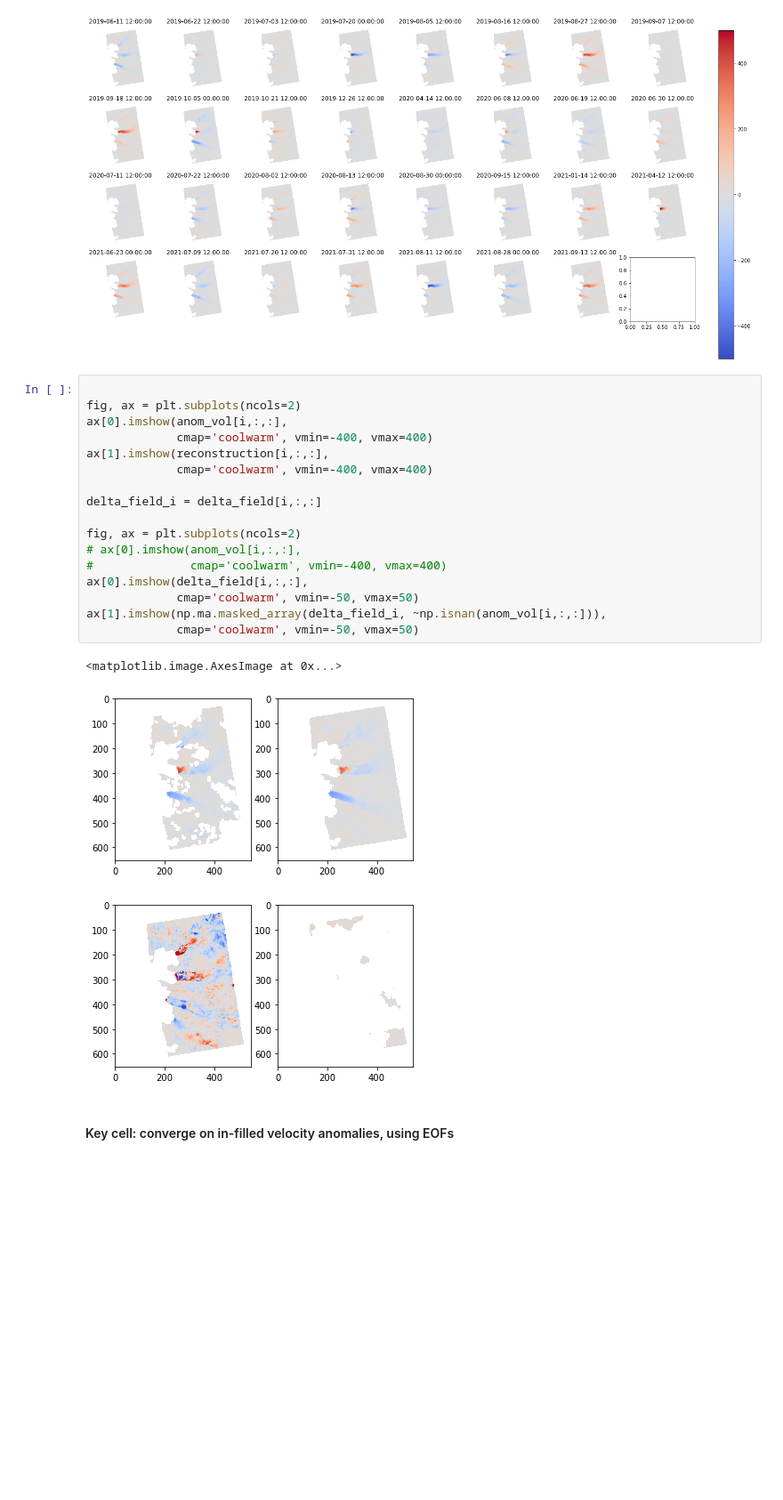
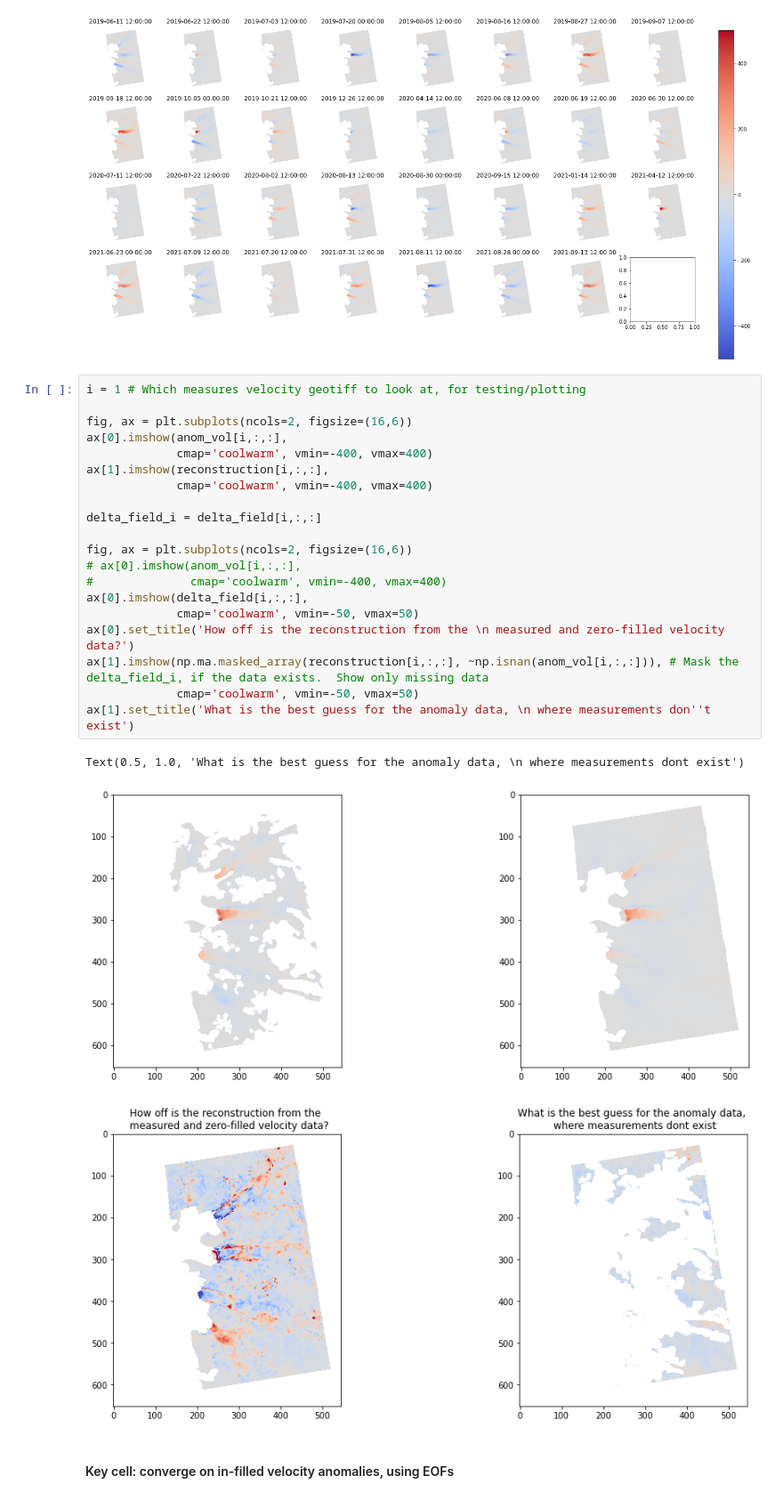
Before and after one commit to tbartholomaus/sat_velocity_processor, a Jupyter notebook: vel_fields.ipynb, the cells around one changed output. Shown at 89% size. Saved outputs shown, nothing was run; the diff lists cells and outputs as text; blank space fills up the shorter version.

```diff
--- a/vel_fields.ipynb
+++ b/vel_fields.ipynb
@@ -226,26 +241,29 @@ plt.colorbar(img, cax=cax)#ax[row, col])
 <matplotlib.colorbar.Colorbar at 0x...>
 [figure]
 # %%
+i = 1 # Which measures velocity geotiff to look at, for testing/plotting
 
-fig, ax = plt.subplots(ncols=2)
+fig, ax = plt.subplots(ncols=2, figsize=(16,6))
 ax[0].imshow(anom_vol[i,:,:],
              cmap='coolwarm', vmin=-400, vmax=400)
 ax[1].imshow(reconstruction[i,:,:],
              cmap='coolwarm', vmin=-400, vmax=400)
 
 delta_field_i = delta_field[i,:,:]
 
-fig, ax = plt.subplots(ncols=2)
+fig, ax = plt.subplots(ncols=2, figsize=(16,6))
 # ax[0].imshow(anom_vol[i,:,:],
 #              cmap='coolwarm', vmin=-400, vmax=400)
 ax[0].imshow(delta_field[i,:,:],
              cmap='coolwarm', vmin=-50, vmax=50)
-ax[1].imshow(np.ma.masked_array(delta_field_i, ~np.isnan(anom_vol[i,:,:])),
+ax[0].set_title('How off is the reconstruction from the \n measured and zero-filled velocity data?')
+ax[1].imshow(np.ma.masked_array(reconstruction[i,:,:], ~np.isnan(anom_vol[i,:,:])), # Mask the delta_field_i, if the data exists.  Show only missing data
              cmap='coolwarm', vmin=-50, vmax=50)
+ax[1].set_title('What is the best guess for the anomaly data, \n where measurements don''t exist')
 # %% [output]
-<matplotlib.image.AxesImage at 0x...>
+Text(0.5, 1.0, 'What is the best guess for the anomaly data, \n where measurements dont exist')
-[figure, old version]
+[figure, new version]
-[figure, old version]
+[figure, new version]
 # %% [markdown]
 #### Key cell: converge on in-filled velocity anomalies, using EOFs
 # %%
```
Also changed, not shown: parts of 17 cells of this notebook.
